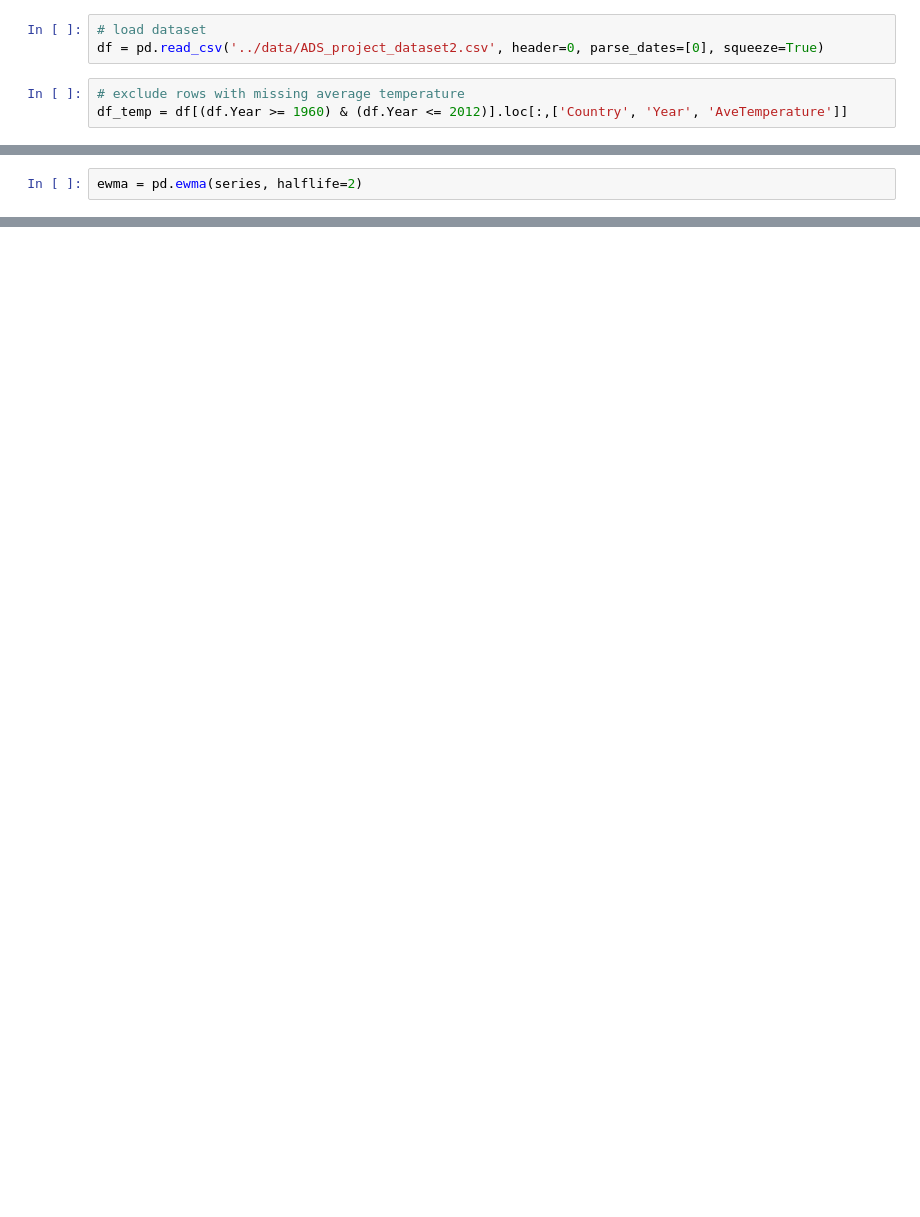
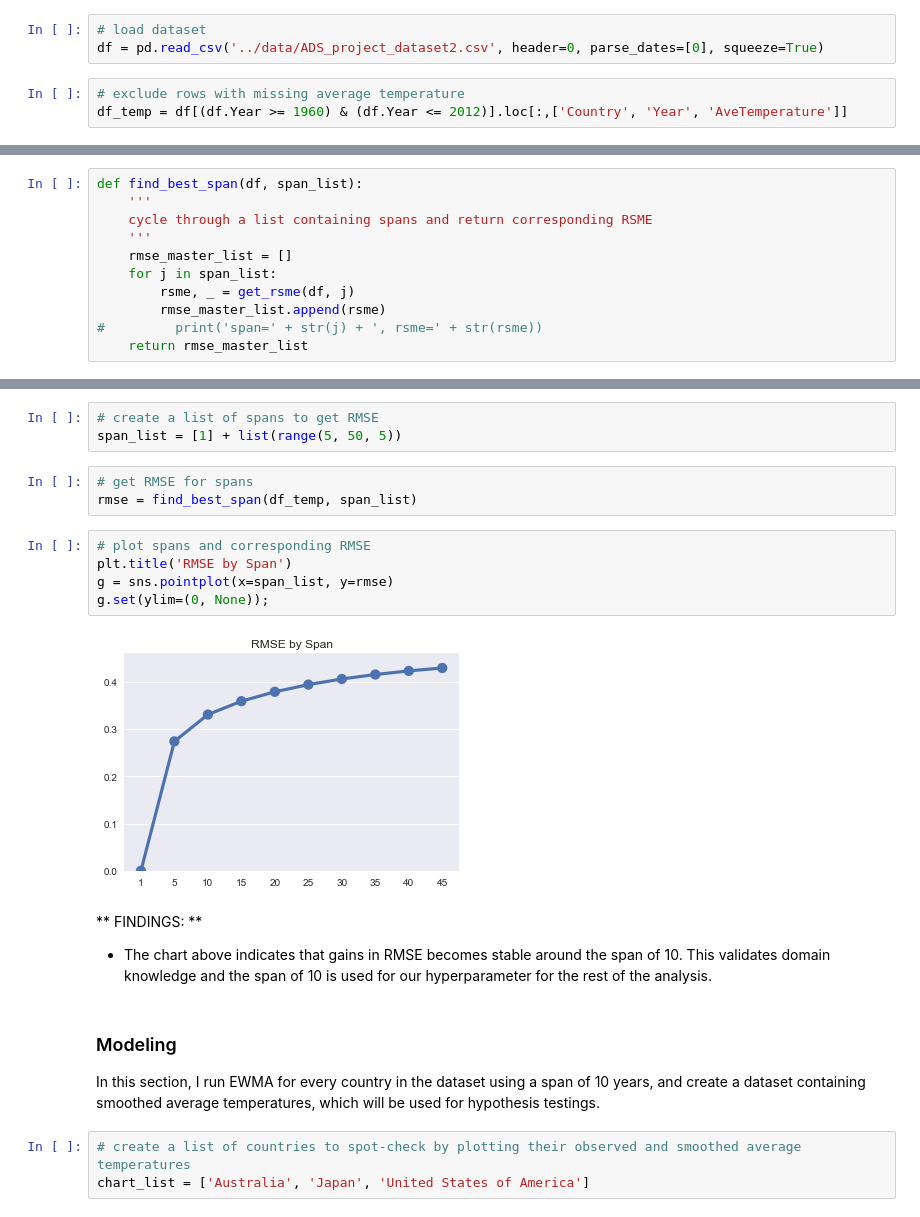
Before and after one commit to masamurai/AppliedDataScience, a Jupyter notebook: project/notebooks/11-EWMA.ipynb, the cells around one changed output, grey strips where cells are left out. Drawn from its saved outputs; the diff is of its cells as text; blank space fills up the shorter version.

Commit message:
hypothesis testing related work

```diff
--- a/project/notebooks/11-EWMA.ipynb
+++ b/project/notebooks/11-EWMA.ipynb
@@ -15,2 +18,0 @@ series = df_temp[df_temp.Country == 'Japan'].sort_values('Year').set_index('Year
-# %%
-ewma = pd.ewma(series, halflife=2)
@@ -24,0 +49,11 @@ plt.plot(ewma)
+# %%
+def find_best_span(df, span_list):
+    '''
+    cycle through a list containing spans and return corresponding RSME
+    '''
+    rmse_master_list = []
+    for j in span_list:
+        rsme, _ = get_rsme(df, j)
+        rmse_master_list.append(rsme)
+#         print('span=' + str(j) + ', rsme=' + str(rsme))
+    return rmse_master_list
@@ -24,0 +63,22 @@ plt.plot(ewma)
+# %%
+# create a list of spans to get RMSE
+span_list = [1] + list(range(5, 50, 5))
+# %%
+# get RMSE for spans
+rmse = find_best_span(df_temp, span_list)
+# %%
+# plot spans and corresponding RMSE
+plt.title('RMSE by Span')
+g = sns.pointplot(x=span_list, y=rmse)
+g.set(ylim=(0, None));
+# %% [output]
+[figure, added]
+# %% [markdown]
+** FINDINGS: **
+* The chart above indicates that gains in RMSE becomes stable around the span of 10. This validates domain knowledge and the span of 10 is used for our hyperparameter for the rest of the analysis.
+# %% [markdown]
+### Modeling
+In this section, I run EWMA for every country in the dataset using a span of 10 years, and create a dataset containing smoothed average temperatures, which will be used for hypothesis testings.
+# %%
+# create a list of countries to spot-check by plotting their observed and smoothed average temperatures
+chart_list = ['Australia', 'Japan', 'United States of America']
```
Also changed, not shown: parts of 13 cells of this notebook, 3 other files.
